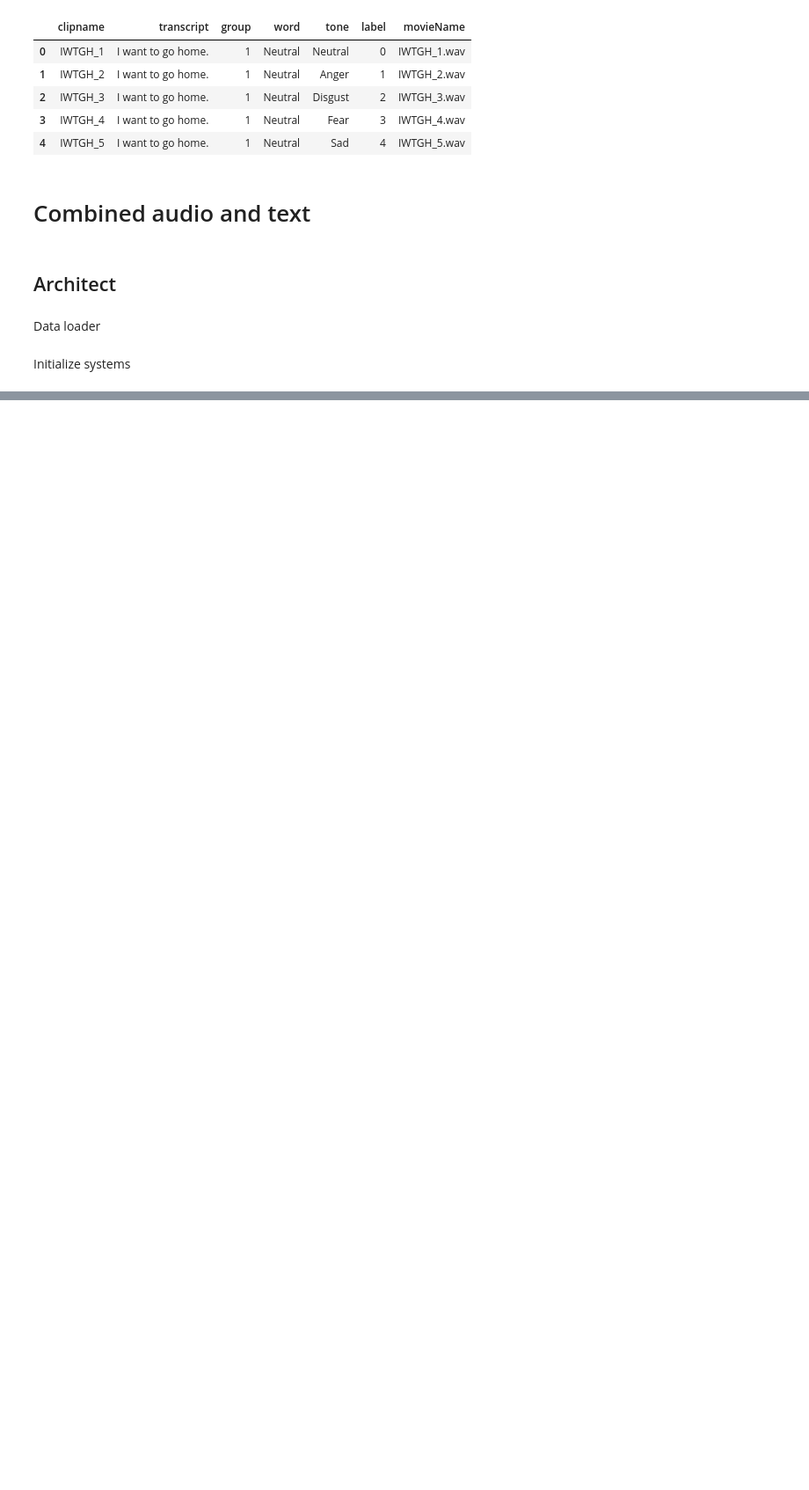
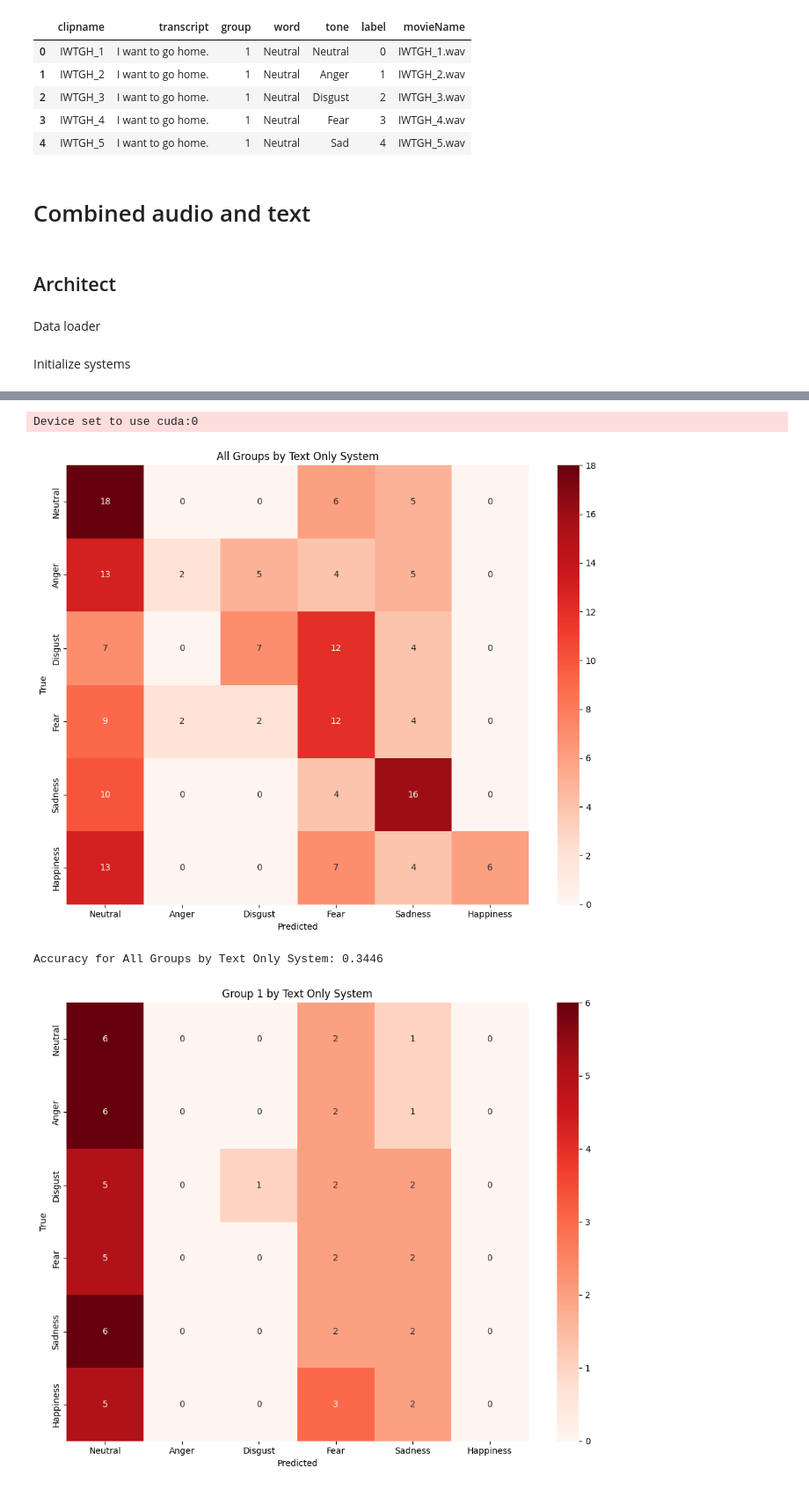
Before and after one commit to mk43275/MR-JaL, a Jupyter notebook: test_data/test_pipeline_final_fix.ipynb, the cells around one changed output, grey strips where cells are left out. Shown at 88% size. Cells and saved outputs as stored; diff of their text form; code cells hidden in the pictures; blank space fills up the shorter version.

```diff
--- a/test_data/test_pipeline_final_fix.ipynb
+++ b/test_data/test_pipeline_final_fix.ipynb
@@ -34,3 +42,4 @@ df.head()
 # %%
 df.drop(columns=df.columns[5:], inplace=True)
 df.head()
+df.drop(df[(df['clipname'] == 'TBMBY_4') | (df['clipname'] == 'NTHIN_2')].index, inplace=True)
@@ -178,6 +180,9 @@ class wav2Vec_transferModel(nn.Module):
 # %% [markdown]
 # Combined audio and text
 # %%
+import torch.nn.functional as F
+
+
 class emotionDetectionSystem():
     def __init__(self, useAudio=True, useText=True):
         self.useAudio = useAudio
@@ -188,7 +193,7 @@ class emotionDetectionSystem():
         if self.useAudio:
             self.wav2vec_modelName = "r-f/wav2vec-english-speech-emotion-recognition"
             self.wav2vec_model = wav2Vec_transferModel()
-            self.wav2vec_model.load_state_dict(torch.load("bestWav2Vec.pth", map_location=self.device), strict=False)
+            self.wav2vec_model.load_state_dict(torch.load("bestWav2Vec_balanced.pth", map_location=self.device), strict=False)
             self.wav2vec_model.eval()
             self.wav2vec_model.to(self.device)
             self.audio_feature_extractor = Wav2Vec2FeatureExtractor.from_pretrained(self.wav2vec_modelName)
@@ -245,7 +250,7 @@ class emotionDetectionSystem():
 
         # Text-based prediction via Whisper
         if self.useText:
-            transcript = self.transcriptPipe(audio_path)["text"]
+            transcript = self.transcriptPipe(audio_path,generate_kwargs={"language": "en"})["text"]
             inputs = self.tokenizer(transcript, return_tensors="pt", padding=True, truncation=True).to(self.device)
 
             with torch.no_grad():
@@ -274,10 +279,10 @@ class emotionDetectionSystem():
         emoList = ["Neutral", "Anger", "Disgust", "Fear", "Sadness", "Happiness"]
         emo_pred = torch.argmax(emo_probs).item()
 
-        print(f"\nPredicted Emotion: {emo_pred}")
-        print("\nEmotion Probabilities:")
-        for i, prob in enumerate(emo_probs):
-            print(f"{emoList[i]}: {prob.item():.4f}")
+        # print(f"\nPredicted Emotion: {emo_pred}")
+        # print("\nEmotion Probabilities:")
+        # for i, prob in enumerate(emo_probs):
+            # print(f"{emoList[i]}: {prob.item():.4f}")
 
         return emo_pred
 # %% [markdown]
@@ -347,10 +371,15 @@ testSystem(audioSystem, group3_df, "Audio Only System", "Group 3")
 # %%
 textSystem = emotionDetectionSystem(useAudio=False, useText=True)
 #Test on all
-testSystem(textSystem, df, "Audio Only System", "All Groups")
+testSystem(textSystem, df, "Text Only System", "All Groups")
 # Test on group 1
-testSystem(textSystem, group1_df, "Audio Only System", "Group 1")
+testSystem(textSystem, group1_df, "Text Only System", "Group 1")
 # Test on group 2
-testSystem(textSystem, group2_df, "Audio Only System", "Group 2")
+testSystem(textSystem, group2_df, "Text Only System", "Group 2")
 # Test on group 3
-testSystem(textSystem, group3_df, "Audio Only System", "Group 3")
+testSystem(textSystem, group3_df, "Text Only System", "Group 3")
+# %% [output]
+Device set to use cuda:0
+[figure, added]
+Accuracy for All Groups by Text Only System: 0.3446
+[figure, added]
```
Also changed, not shown: parts of 8 cells of this notebook.
